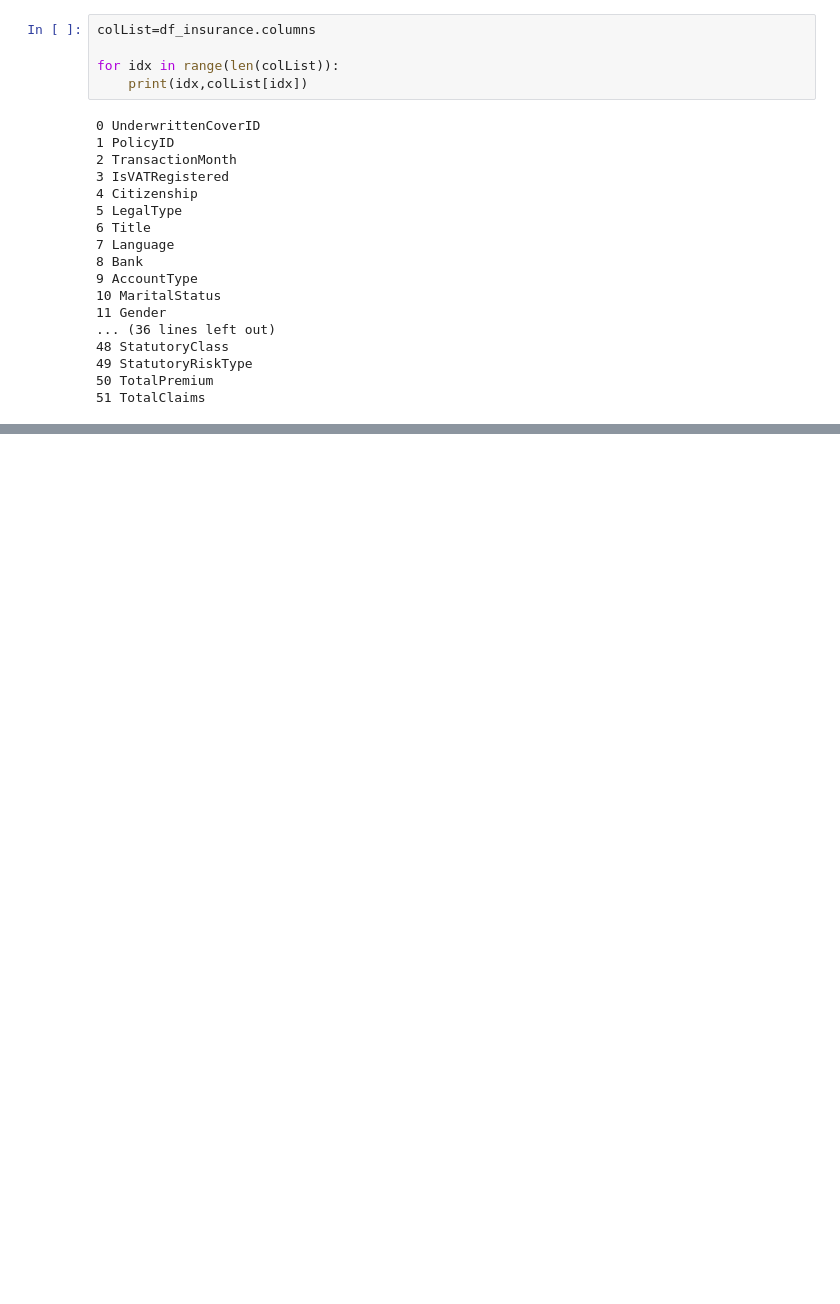
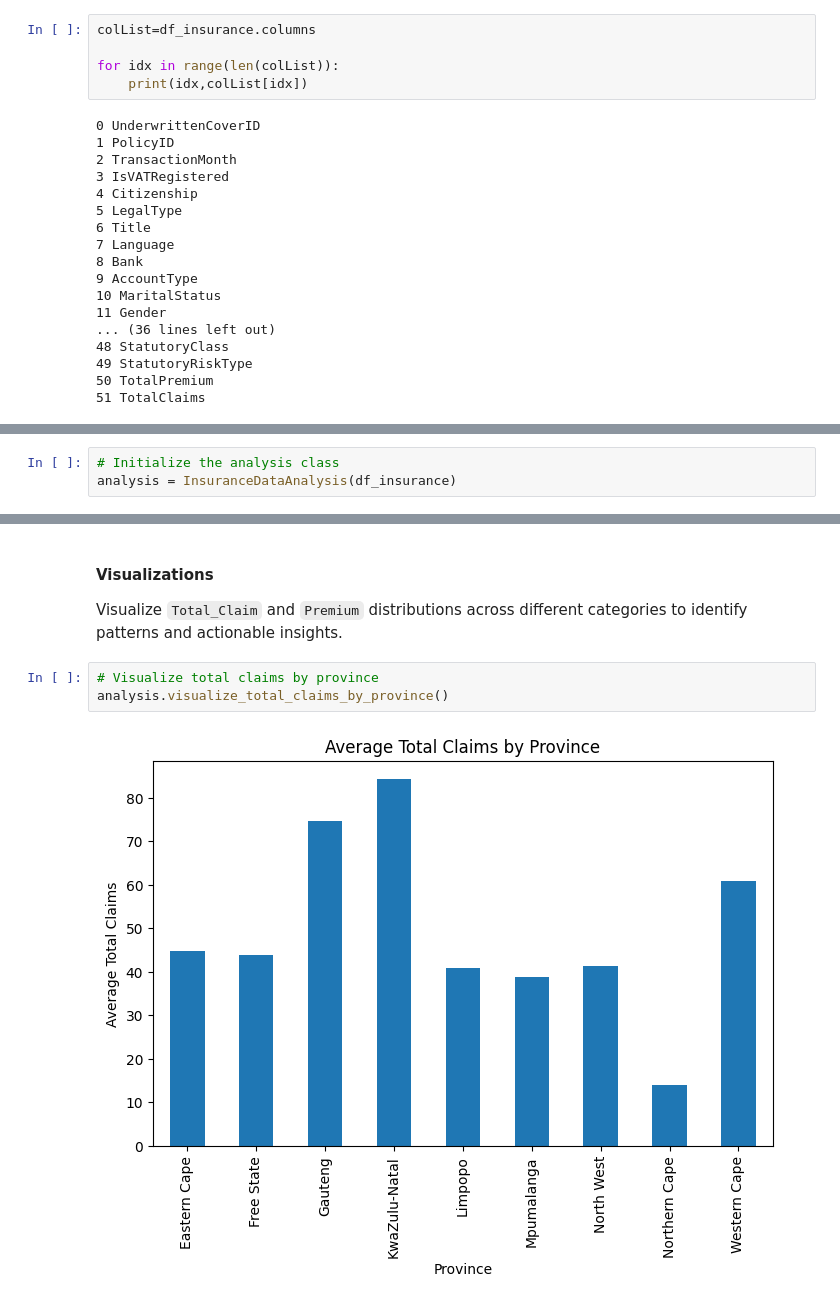
Before and after one commit to mebratuteshale/insurance-analysis, a Jupyter notebook: notebooks/insurance_data_analysis.ipynb, the cells around one changed output, grey strips where cells are left out. Saved outputs shown, nothing was run; the diff lists cells and outputs as text; blank space fills up the shorter version.

```diff
--- a/notebooks/insurance_data_analysis.ipynb
+++ b/notebooks/insurance_data_analysis.ipynb
@@ -68,0 +45,3 @@ Length: 1000098, dtype: bool
+# %%
+# Initialize the analysis class
+analysis = InsuranceDataAnalysis(df_insurance)
@@ -68,0 +73,8 @@ Length: 1000098, dtype: bool
+# %% [markdown]
+#### Visualizations
+Visualize `Total_Claim` and `Premium` distributions across different categories to identify patterns and actionable insights.
+# %%
+# Visualize total claims by province
+analysis.visualize_total_claims_by_province()
+# %% [output]
+[figure, added]
```
Also changed, not shown: parts of 6 cells of this notebook, 1 other file.
